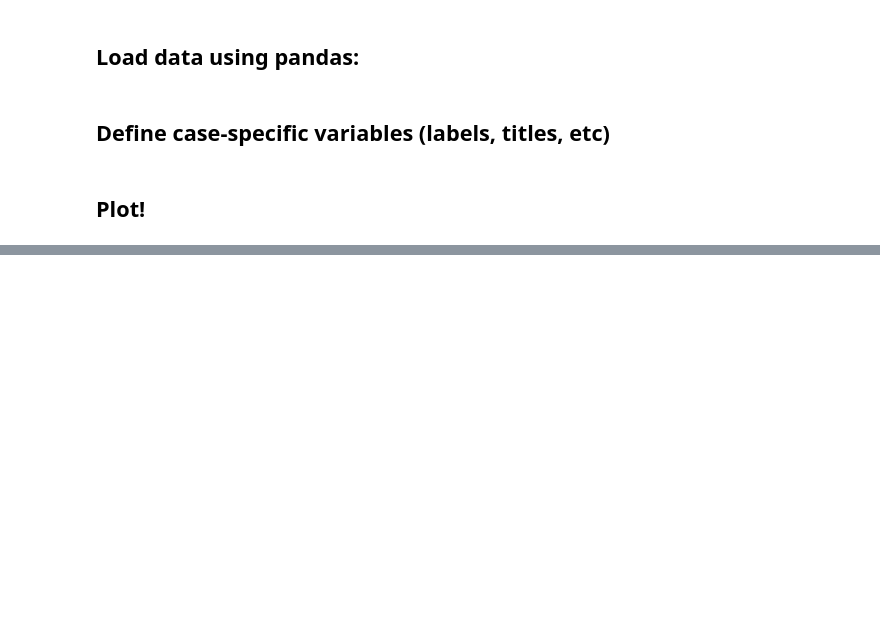
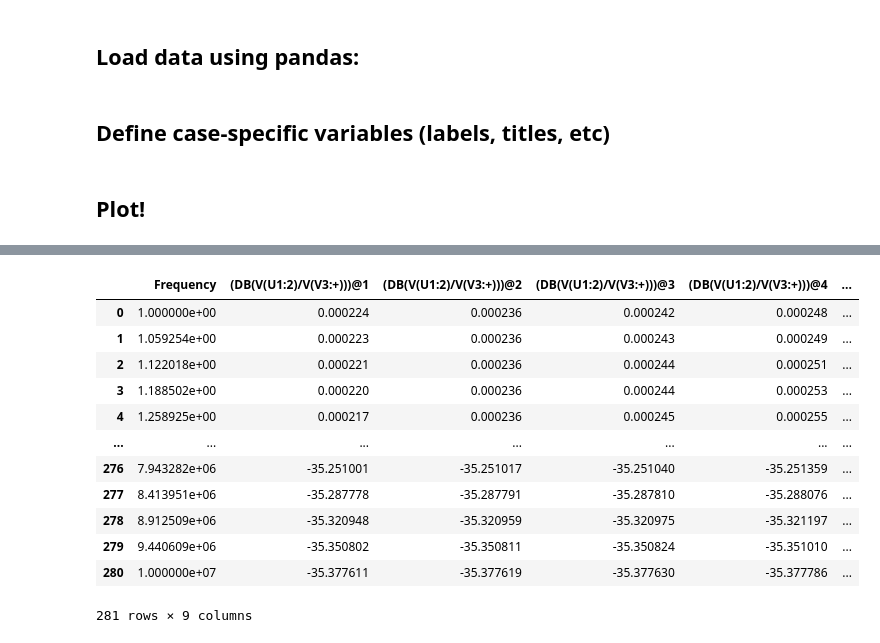
Before and after one commit to mflibby/Bode-Plots, a Jupyter notebook: CSV_to_Bode_Plot.ipynb, the cells around one changed output, grey strips where cells are left out. Cells and saved outputs as stored; diff of their text form; code cells hidden in the pictures; blank space fills up the shorter version.

```diff
--- a/CSV_to_Bode_Plot.ipynb
+++ b/CSV_to_Bode_Plot.ipynb
@@ -76,0 +136,16 @@ plt.show()
+# %%
+data
+# %% [output]
+|  | Frequency | (DB(V(U1:2)/V(V3:+)))@1 | (DB(V(U1:2)/V(V3:+)))@2 | (DB(V(U1:2)/V(V3:+)))@3 | (DB(V(U1:2)/V(V3:+)))@4 | ... |
+| 0 | 1.000000e+00 | 0.000224 | 0.000236 | 0.000242 | 0.000248 | ... |
+| 1 | 1.059254e+00 | 0.000223 | 0.000236 | 0.000243 | 0.000249 | ... |
+| 2 | 1.122018e+00 | 0.000221 | 0.000236 | 0.000244 | 0.000251 | ... |
+| 3 | 1.188502e+00 | 0.000220 | 0.000236 | 0.000244 | 0.000253 | ... |
+| 4 | 1.258925e+00 | 0.000217 | 0.000236 | 0.000245 | 0.000255 | ... |
+| ... | ... | ... | ... | ... | ... | ... |
+| 276 | 7.943282e+06 | -35.251001 | -35.251017 | -35.251040 | -35.251359 | ... |
+| 277 | 8.413951e+06 | -35.287778 | -35.287791 | -35.287810 | -35.288076 | ... |
+| 278 | 8.912509e+06 | -35.320948 | -35.320959 | -35.320975 | -35.321197 | ... |
+| 279 | 9.440609e+06 | -35.350802 | -35.350811 | -35.350824 | -35.351010 | ... |
+| 280 | 1.000000e+07 | -35.377611 | -35.377619 | -35.377630 | -35.377786 | ... |
+281 rows × 9 columns
```
Also changed, not shown: parts of 5 cells of this notebook, 5 other files.
